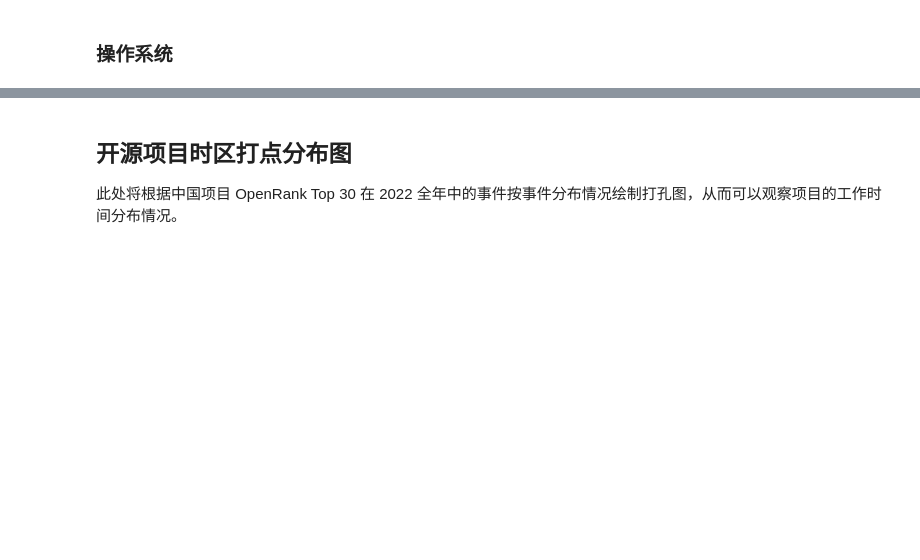
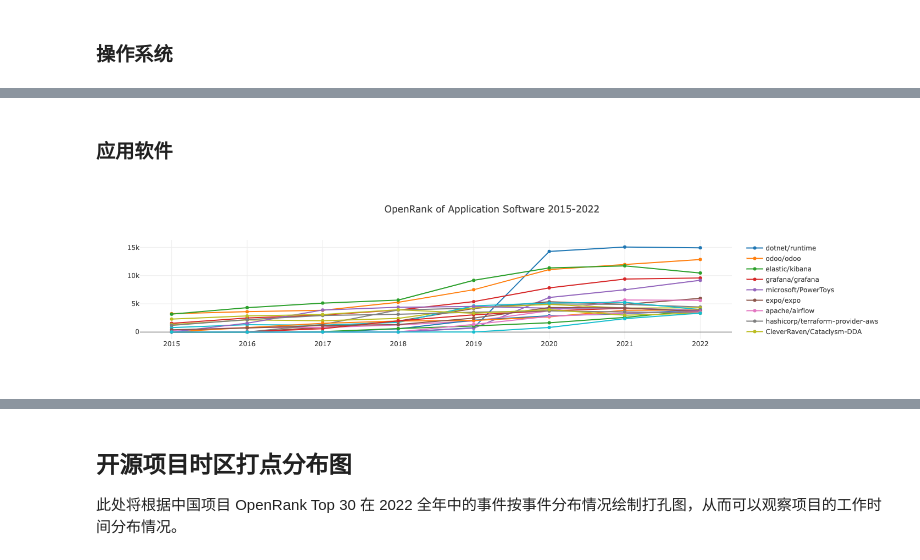
Before and after one commit to X-lab2017/open-digger, a Jupyter notebook: notebook/China_open_source_report_2022.ipynb, the cells around one changed output, grey strips where cells are left out. Drawn from its saved outputs; the diff is of its cells as text; code cells hidden in the pictures; blank space fills up the shorter version.

```diff
--- a/notebook/China_open_source_report_2022.ipynb
+++ b/notebook/China_open_source_report_2022.ipynb
@@ -261,0 +272,6 @@ processTechFieldData(':technology/operating_system', 'Operating System');
+# %% [markdown]
+### 应用软件
+# %%
+processTechFieldData(':application_domain/application_software', 'Application Software');
+# %% [output]
+[figure, added]
```
Also changed, not shown: parts of 21 cells of this notebook, 5 other files.
